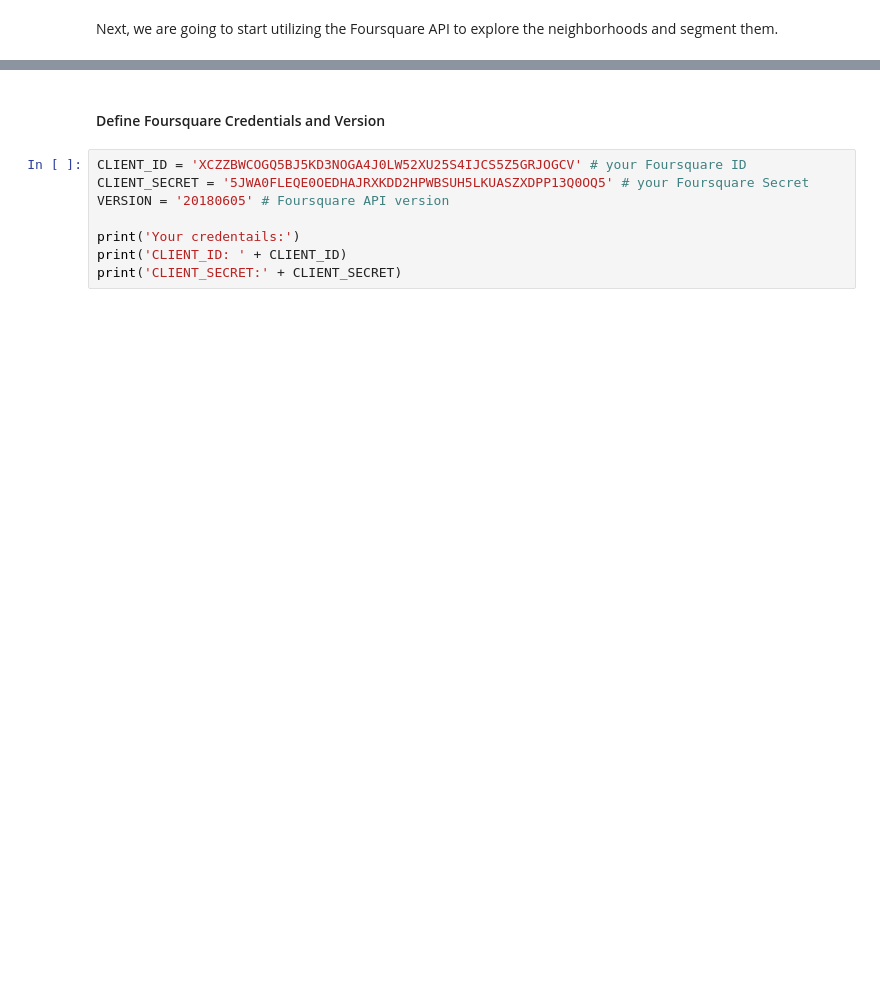
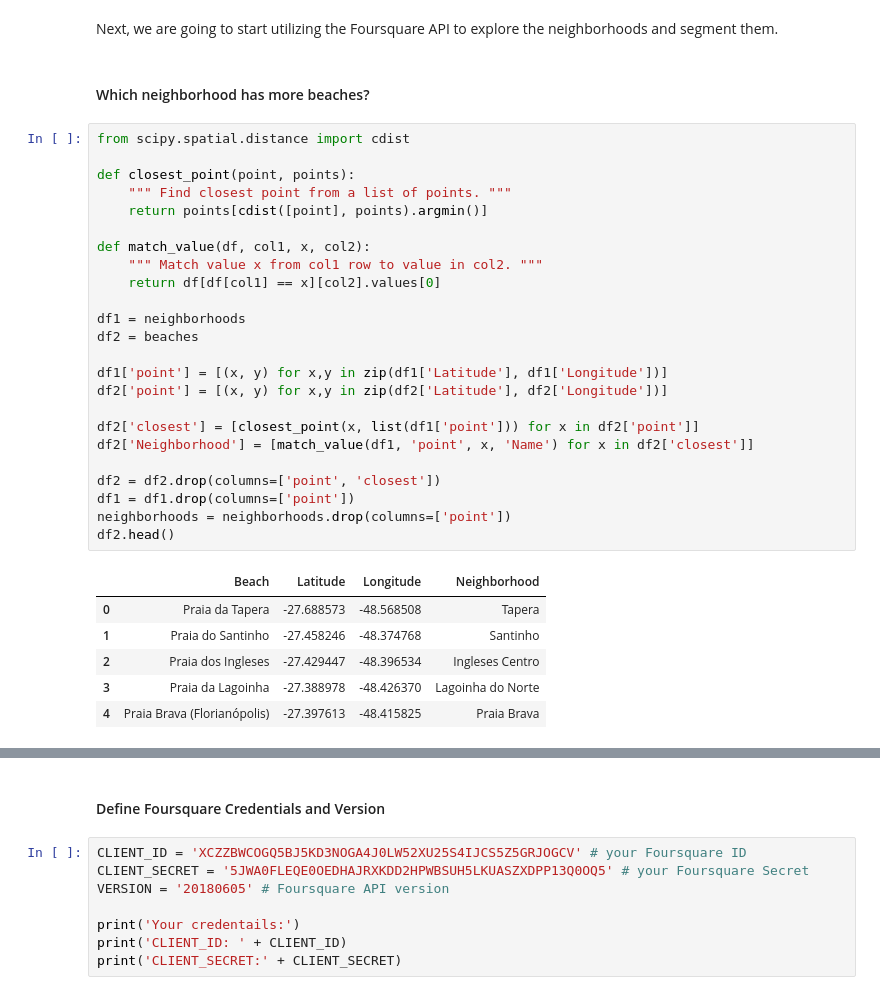
Before and after one commit to mourodrigo/dataScienceCapstone, a Jupyter notebook: The_Battle_of_Neighborhoods.ipynb, the cells around one changed output, grey strips where cells are left out. Drawn from its saved outputs; the diff is of its cells as text; blank space fills up the shorter version.

Commit message:
Finished beaches ranking

```diff
--- a/The_Battle_of_Neighborhoods.ipynb
+++ b/The_Battle_of_Neighborhoods.ipynb
@@ -422,3 +351,36 @@ map_manhattan
 [interactive output not drawn]
 # %% [markdown]
 Next, we are going to start utilizing the Foursquare API to explore the neighborhoods and segment them.
+# %% [markdown]
+#### Which neighborhood has more beaches?
+# %%
+from scipy.spatial.distance import cdist
+
+def closest_point(point, points):
+    """ Find closest point from a list of points. """
+    return points[cdist([point], points).argmin()]
+
+def match_value(df, col1, x, col2):
+    """ Match value x from col1 row to value in col2. """
+    return df[df[col1] == x][col2].values[0]
+
+df1 = neighborhoods
+df2 = beaches
+
+df1['point'] = [(x, y) for x,y in zip(df1['Latitude'], df1['Longitude'])]
+df2['point'] = [(x, y) for x,y in zip(df2['Latitude'], df2['Longitude'])]
+
+df2['closest'] = [closest_point(x, list(df1['point'])) for x in df2['point']]
+df2['Neighborhood'] = [match_value(df1, 'point', x, 'Name') for x in df2['closest']]
+
+df2 = df2.drop(columns=['point', 'closest'])
+df1 = df1.drop(columns=['point'])
+neighborhoods = neighborhoods.drop(columns=['point'])
+df2.head()
+# %% [output]
+|  | Beach | Latitude | Longitude | Neighborhood |
+| 0 | Praia da Tapera | -27.688573 | -48.568508 | Tapera |
+| 1 | Praia do Santinho | -27.458246 | -48.374768 | Santinho |
+| 2 | Praia dos Ingleses | -27.429447 | -48.396534 | Ingleses Centro |
+| 3 | Praia da Lagoinha | -27.388978 | -48.426370 | Lagoinha do Norte |
+| 4 | Praia Brava (Florianópolis) | -27.397613 | -48.415825 | Praia Brava |
```
Also changed, not shown: parts of 40 cells of this notebook.
